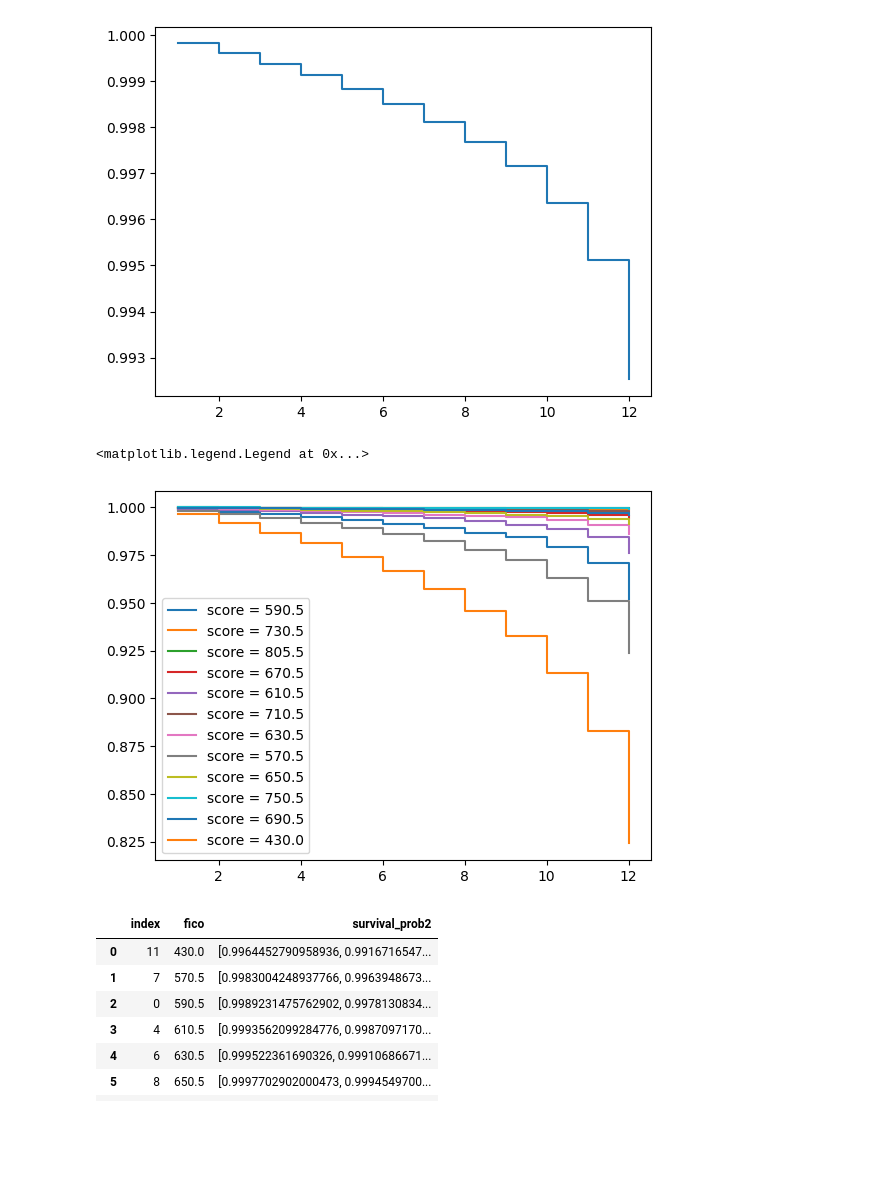
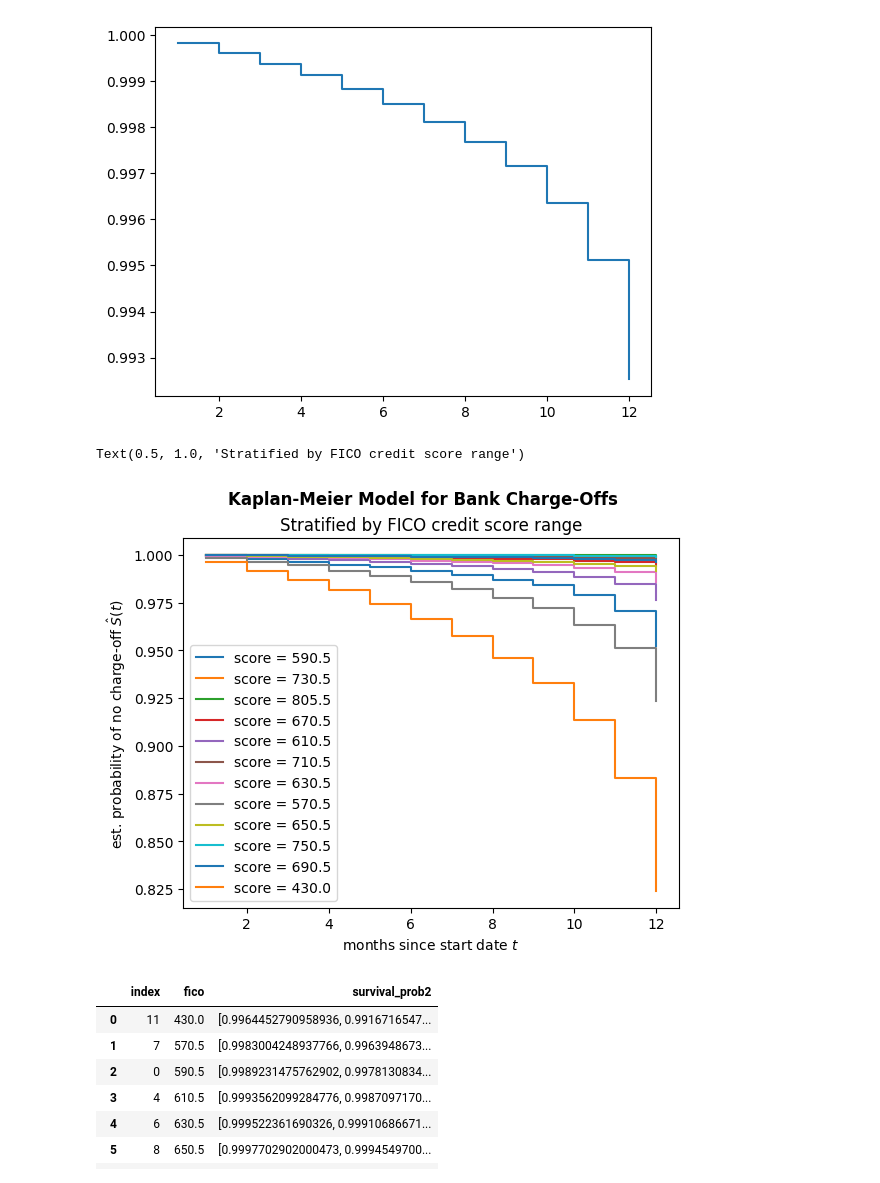
Before and after one commit to yaswant2403/datathon2023, a Jupyter notebook: official_code.ipynb, the cells around one changed output. Cells and saved outputs as stored; diff of their text form; code cells hidden in the pictures; blank space fills up the shorter version.

Commit message:
adding images

```diff
--- a/official_code.ipynb
+++ b/official_code.ipynb
@@ -219,21 +225,25 @@ plt.step(time, survival_prob1, where="post")
 # %%
 # Kaplan-meier model, stratified on fico credit score
 #Storing the survival probabilities for each credit score in data2
 
 data2 = []
 for fico in (medians):
     mask_score = df_2019["bank_fico_buckets_20"] == fico
     time, survival_prob2 = kaplan_meier_estimator(
         df_2019["charge_off"].astype(bool)[mask_score],
         df_2019["mth_adj"][mask_score])
     d = {"fico": fico, "survival_prob2": survival_prob2}
     data2.append(d)
     plt.step(time, survival_prob2, where="post",
              label="score = %s" % fico)
+plt.ylabel("est. probability of no charge-off $\hat{S}(t)$")
+plt.xlabel("months since start date $t$")
 plt.legend(loc="best")
+plt.suptitle("Kaplan-Meier Model for Bank Charge-Offs", fontweight = "bold")
+plt.title("Stratified by FICO credit score range")
 # %% [output]
-<matplotlib.legend.Legend at 0x...>
+Text(0.5, 1.0, 'Stratified by FICO credit score range')
-[figure, old version]
+[figure, new version]
 # %%
 # putting fico scores and their survival rates in a dataframe
 
```
Also changed, not shown: parts of 3 cells of this notebook, 2 other files.
